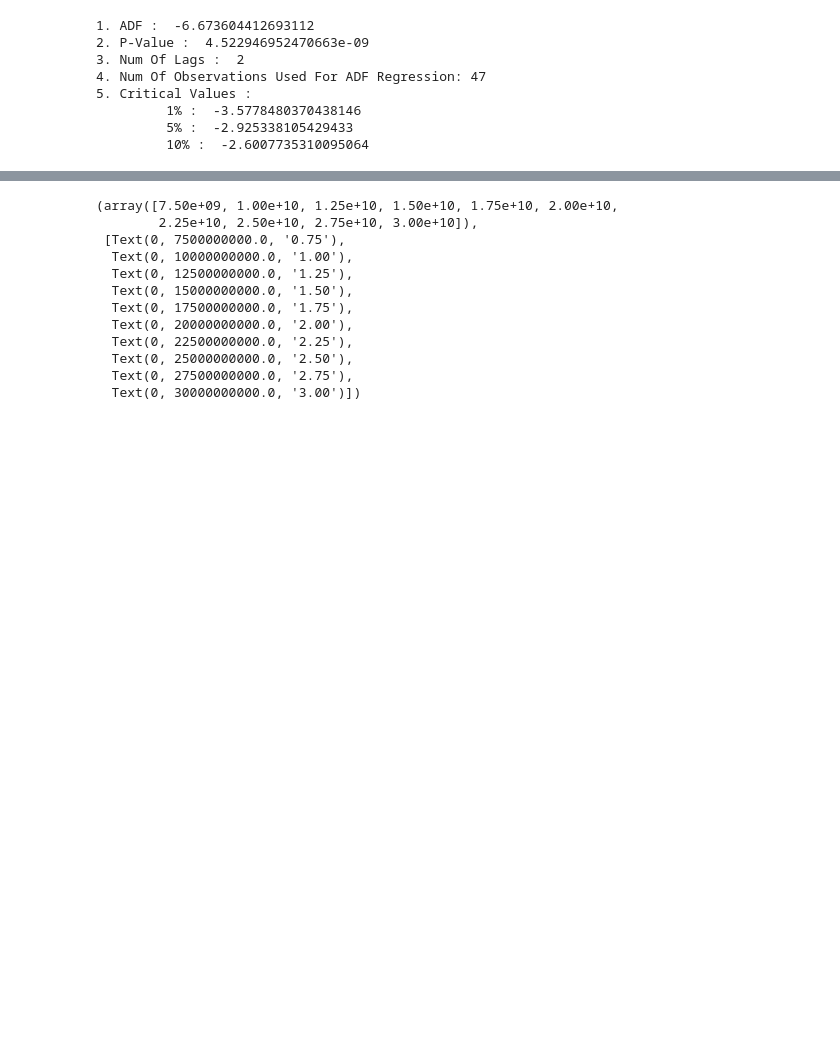
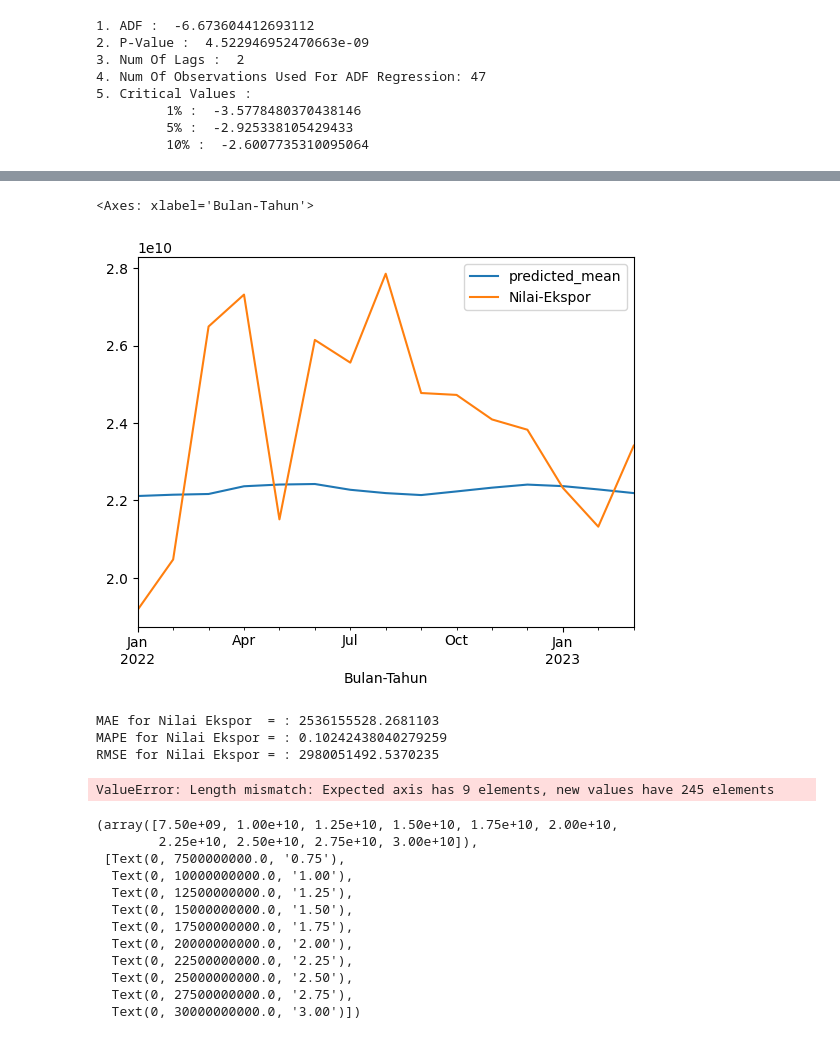
Before and after one commit to tmuchlissin/pa-mlops, a Jupyter notebook: model-forecasting.ipynb, the cells around one changed output, grey strips where cells are left out. Drawn from its saved outputs; the diff is of its cells as text; code cells hidden in the pictures; blank space fills up the shorter version.

```diff
--- a/model-forecasting.ipynb
+++ b/model-forecasting.ipynb
@@ -134,0 +157,4 @@ print(train.shape,test.shape)
+# %%
+model=ARIMA(train['Nilai-Ekspor'],order=(3,1,3))
+model=model.fit()
+model.summary()
@@ -134,0 +185,7 @@ print(train.shape,test.shape)
+# %%
+start=len(train)
+end=len(train)+len(test)-1
+pred=model.predict(start=start,end=end,type='levels')
+
+pred.index=df.index[start:end+1]
+print(pred)
@@ -135,3 +210,27 @@ print(train.shape,test.shape)
+# %%
+pred.plot(legend=True)
+test['Nilai-Ekspor'].plot(legend=True)
+# %% [output]
+<Axes: xlabel='Bulan-Tahun'>
+[figure, added]
+# %%
+mae = mean_absolute_error(test['Nilai-Ekspor'], pred)
+mape = mean_absolute_percentage_error(test['Nilai-Ekspor'], pred)
+rmse = sqrt(mean_squared_error(test['Nilai-Ekspor'], pred))
+print(f'MAE for Nilai Ekspor  = : {mae}')
+print(f'MAPE for Nilai Ekspor = : {mape}')
+print(f'RMSE for Nilai Ekspor = : {rmse}')
+# %% [output]
+MAE for Nilai Ekspor  = : 2536155528.2681103
+MAPE for Nilai Ekspor = : 0.10242438040279259
+RMSE for Nilai Ekspor = : 2980051492.5370235
+# %%
+index_future_dates = pd.date_range(start='2023-04-01', end = '2023-12-01')
+pred=model2.predict(start=len(df), end=len(df)+8, type='levels').rename('ARIMA Predictions')
+pred.index=index_future_dates
+print(pred)
+# %% [output]
+ValueError: Length mismatch: Expected axis has 9 elements, new values have 245 elements
 # %%
 df['Nilai-Ekspor'].plot(figsize=(20,10))
 plt.title('Nilai Ekspor Bulanan', fontsize=27, fontname='Courier New', fontweight='bold')
```
Also changed, not shown: parts of 10 cells of this notebook, 1 other file.
